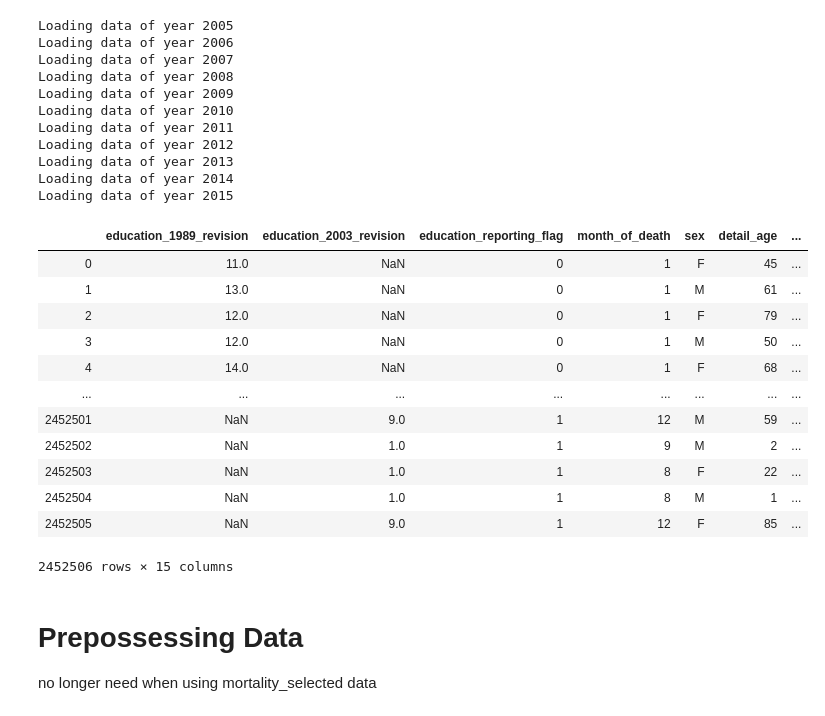
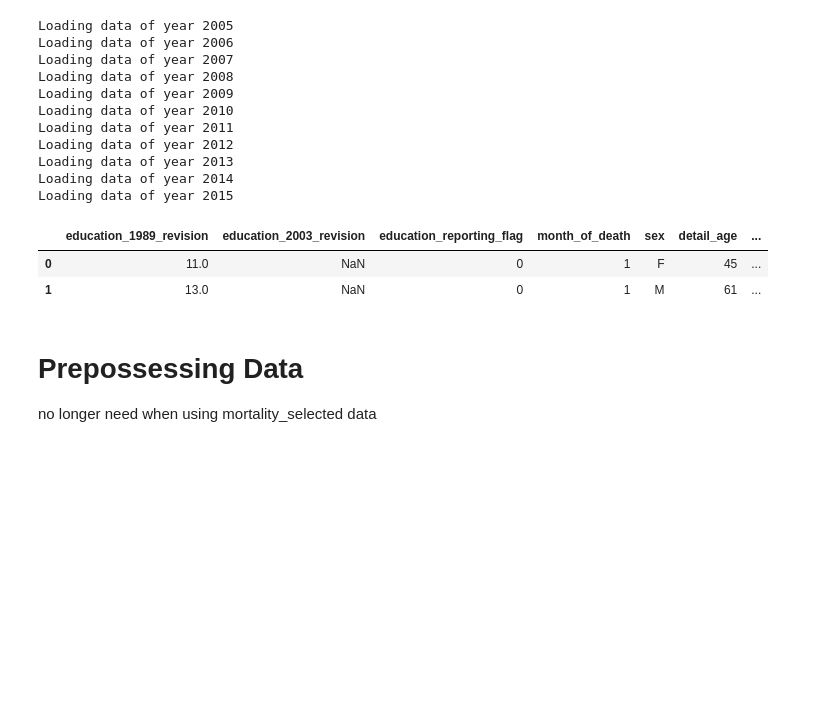
Before and after one commit to HenryWang6/FoA_finalproject, a Jupyter notebook: 2-OverallTopCauses-cdc mortality data.ipynb, the cells around one changed output. Drawn from its saved outputs; the diff is of its cells as text; code cells hidden in the pictures; blank space fills up the shorter version.

```diff
--- a/2-OverallTopCauses-cdc mortality data.ipynb
+++ b/2-OverallTopCauses-cdc mortality data.ipynb
@@ -9,7 +14,8 @@ import matplotlib.pyplot as plt
 
 df=[] #len=11, each = 1yr
 for i in range(2005,2016):
-    url = 'data/mortality_selected/'+str(i)+'.csv'
+    #url = 'data/mortality_selected/'+str(i)+'.csv'
+    url = '/content/drive/My Drive/Colab Notebooks/Fondation Final Project/data/mortality_selected/'+str(i)+'.csv'
     df1 = pd.read_csv(url)
     df.append(df1)
     print('Loading data of year',i)
@@ -27,21 +33,11 @@ Loading data of year 2013
 Loading data of year 2014
 Loading data of year 2015
 # %%
-df[0]
+df[0][:2]
 # %% [output]
 |  | education_1989_revision | education_2003_revision | education_reporting_flag | month_of_death | sex | detail_age | ... |
 | 0 | 11.0 | NaN | 0 | 1 | F | 45 | ... |
 | 1 | 13.0 | NaN | 0 | 1 | M | 61 | ... |
-| 2 | 12.0 | NaN | 0 | 1 | F | 79 | ... |
-| 3 | 12.0 | NaN | 0 | 1 | M | 50 | ... |
-| 4 | 14.0 | NaN | 0 | 1 | F | 68 | ... |
-| ... | ... | ... | ... | ... | ... | ... | ... |
-| 2452501 | NaN | 9.0 | 1 | 12 | M | 59 | ... |
-| 2452502 | NaN | 1.0 | 1 | 9 | M | 2 | ... |
-| 2452503 | NaN | 1.0 | 1 | 8 | F | 22 | ... |
-| 2452504 | NaN | 1.0 | 1 | 8 | M | 1 | ... |
-| 2452505 | NaN | 9.0 | 1 | 12 | F | 85 | ... |
-2452506 rows × 15 columns
 # %% [markdown]
 # Prepossessing Data
 no longer need when using mortality_selected data
```
Also changed, not shown: parts of 5 cells of this notebook, 17 other files.
